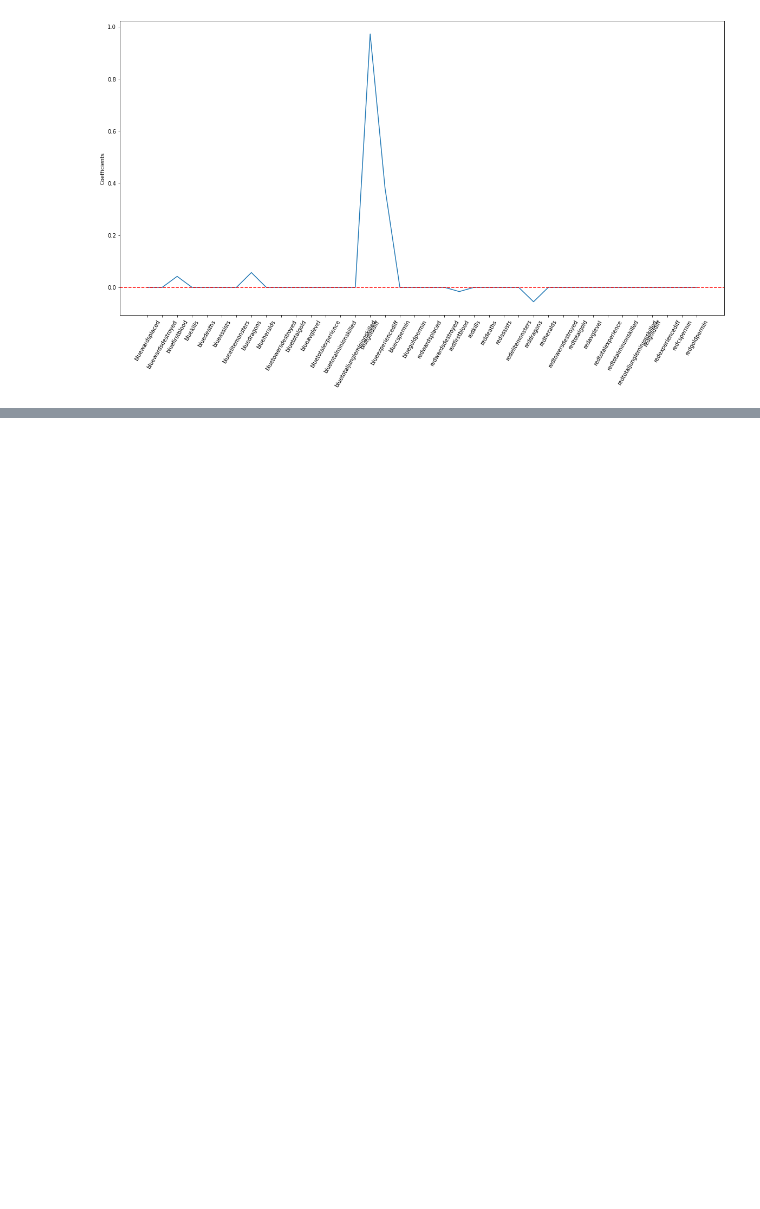
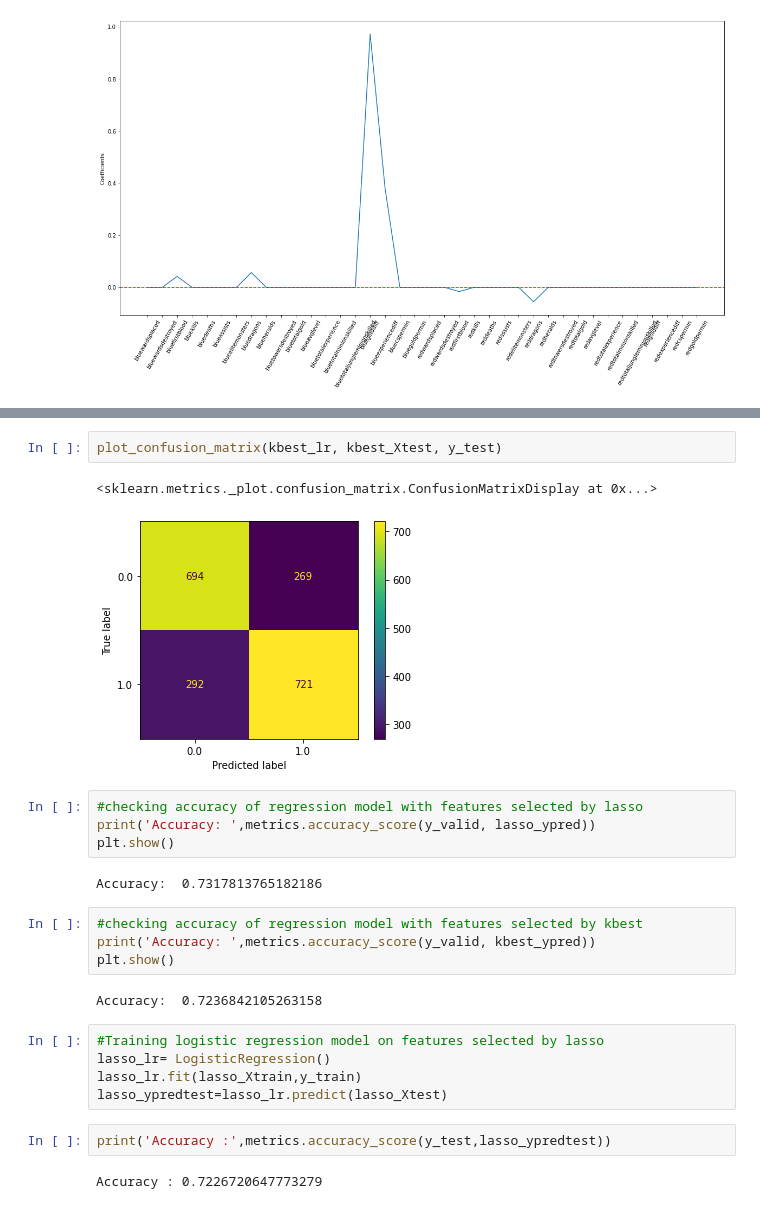
Before and after one commit to shreh2/LOL, a Jupyter notebook: LeagueOfLegends.ipynb, the cells around one changed output, grey strips where cells are left out. Drawn from its saved outputs; the diff is of its cells as text; blank space fills up the shorter version.

```diff
--- a/LeagueOfLegends.ipynb
+++ b/LeagueOfLegends.ipynb
@@ -255,0 +231,26 @@ Index(['bluegolddiff', 'blueexperiencediff', 'bluegoldpermin', 'redgolddiff',
+# %%
+plot_confusion_matrix(kbest_lr, kbest_Xtest, y_test)
+# %% [output]
+<sklearn.metrics._plot.confusion_matrix.ConfusionMatrixDisplay at 0x...>
+[figure, added]
+# %%
+#checking accuracy of regression model with features selected by lasso
+print('Accuracy: ',metrics.accuracy_score(y_valid, lasso_ypred))
+plt.show()
+# %% [output]
+Accuracy:  0.7317813765182186
+# %%
+#checking accuracy of regression model with features selected by kbest
+print('Accuracy: ',metrics.accuracy_score(y_valid, kbest_ypred))
+plt.show()
+# %% [output]
+Accuracy:  0.7236842105263158
+# %%
+#Training logistic regression model on features selected by lasso
+lasso_lr= LogisticRegression()
+lasso_lr.fit(lasso_Xtrain,y_train)
+lasso_ypredtest=lasso_lr.predict(lasso_Xtest)
+# %%
+print('Accuracy :',metrics.accuracy_score(y_test,lasso_ypredtest))
+# %% [output]
+Accuracy : 0.7226720647773279
```
Also changed, not shown: parts of 17 cells of this notebook.
